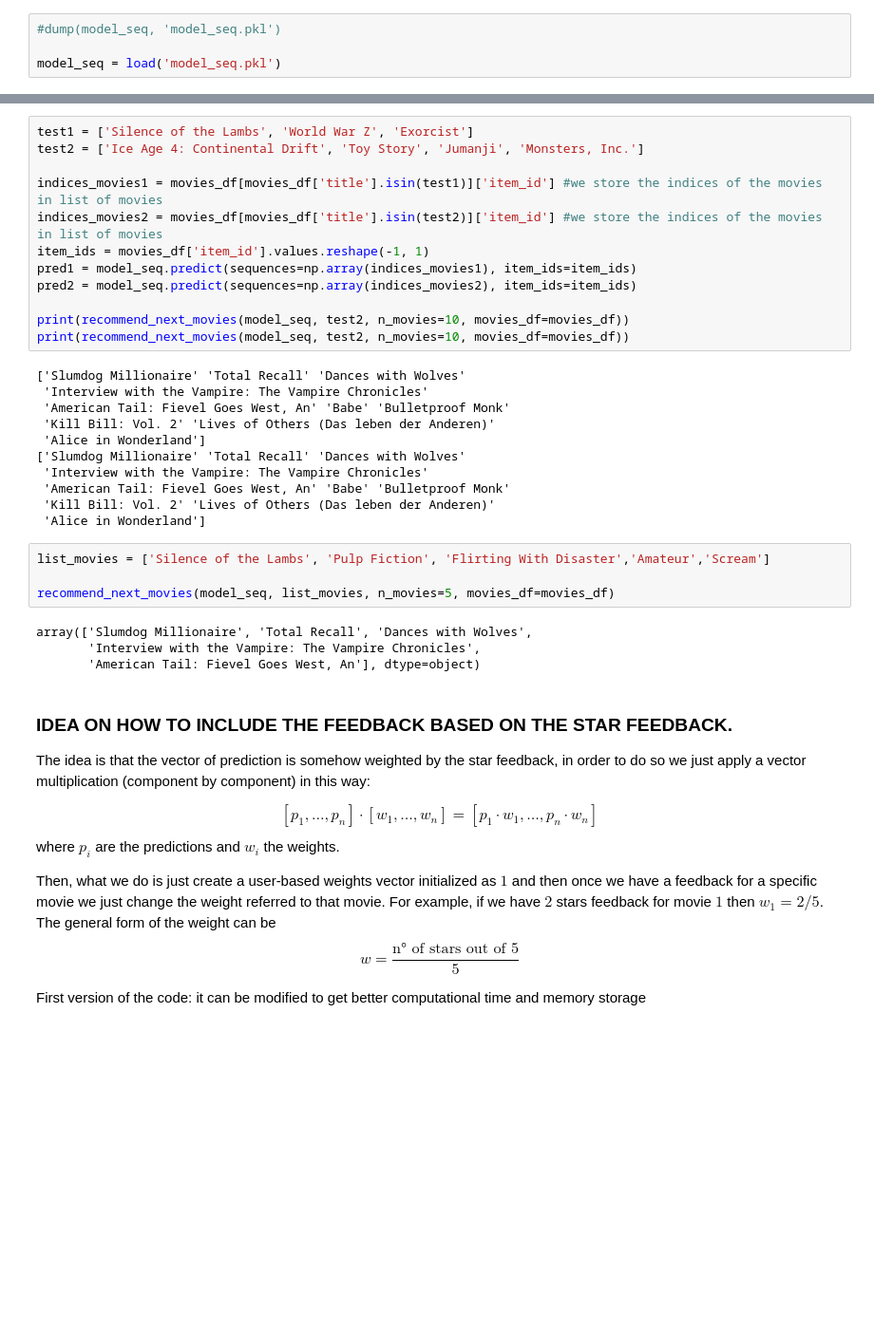
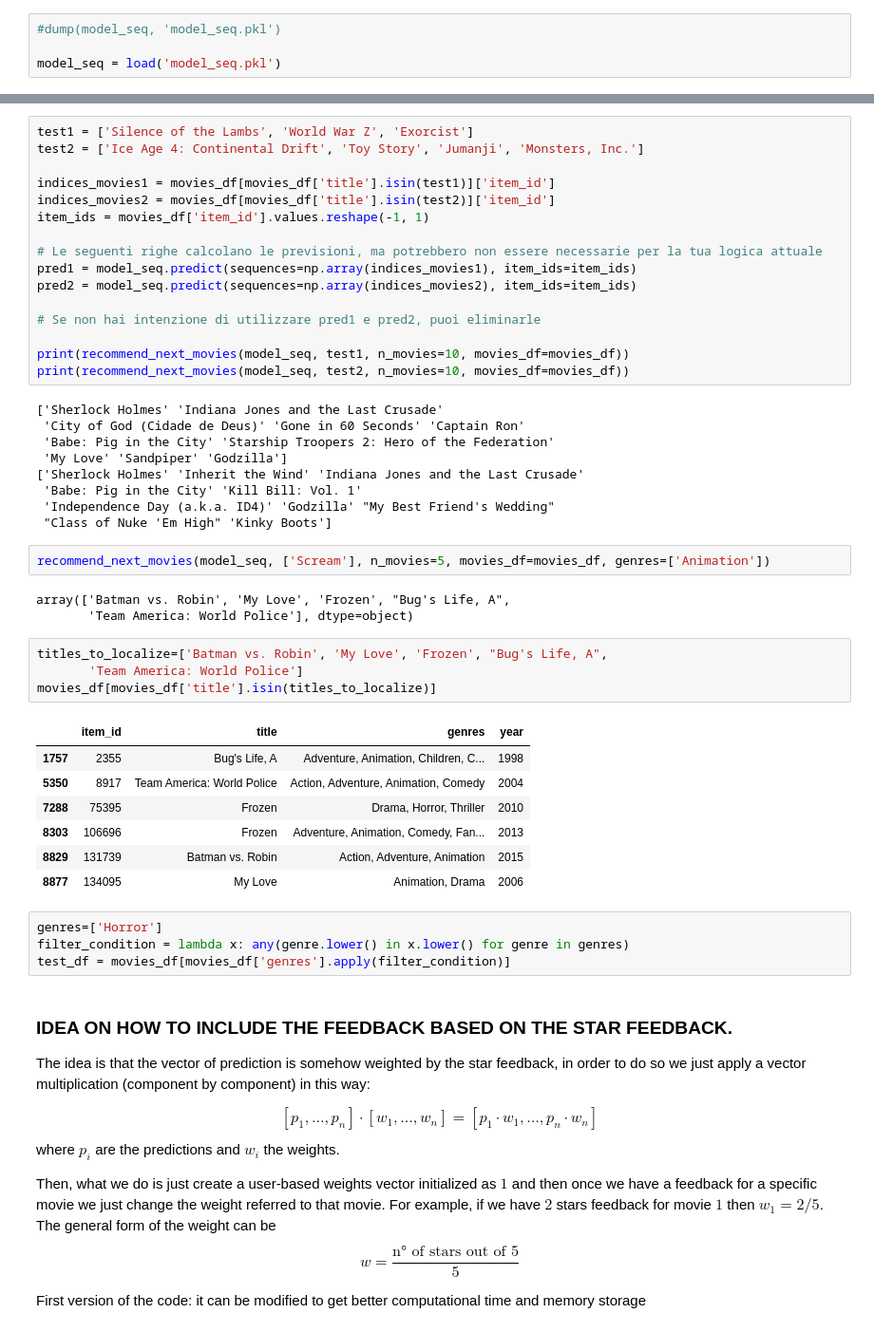
Before and after one commit to zemgabriela/agile-movie_recom, a Jupyter notebook: recommender_model.ipynb, the cells around one changed output, grey strips where cells are left out. Shown: that part at 95% size. Saved outputs shown, nothing was run; the diff lists cells and outputs as text; blank space fills up the shorter version.

```diff
--- a/recommender_model.ipynb
+++ b/recommender_model.ipynb
@@ -497,33 +509,48 @@ def recommend_next_movies(model, list_of_movies, n_movies, movies_df, genres=Non
 test1 = ['Silence of the Lambs', 'World War Z', 'Exorcist']
 test2 = ['Ice Age 4: Continental Drift', 'Toy Story', 'Jumanji', 'Monsters, Inc.']
 
-indices_movies1 = movies_df[movies_df['title'].isin(test1)]['item_id'] #we store the indices of the movies in list of movies
-indices_movies2 = movies_df[movies_df['title'].isin(test2)]['item_id'] #we store the indices of the movies in list of movies
+indices_movies1 = movies_df[movies_df['title'].isin(test1)]['item_id']
+indices_movies2 = movies_df[movies_df['title'].isin(test2)]['item_id']
 item_ids = movies_df['item_id'].values.reshape(-1, 1)
+
+# Le seguenti righe calcolano le previsioni, ma potrebbero non essere necessarie per la tua logica attuale
 pred1 = model_seq.predict(sequences=np.array(indices_movies1), item_ids=item_ids)
 pred2 = model_seq.predict(sequences=np.array(indices_movies2), item_ids=item_ids)
 
+# Se non hai intenzione di utilizzare pred1 e pred2, puoi eliminarle
+
+print(recommend_next_movies(model_seq, test1, n_movies=10, movies_df=movies_df))
 print(recommend_next_movies(model_seq, test2, n_movies=10, movies_df=movies_df))
-print(recommend_next_movies(model_seq, test2, n_movies=10, movies_df=movies_df))
 # %% [output]
-['Slumdog Millionaire' 'Total Recall' 'Dances with Wolves'
- 'Interview with the Vampire: The Vampire Chronicles'
- 'American Tail: Fievel Goes West, An' 'Babe' 'Bulletproof Monk'
- 'Kill Bill: Vol. 2' 'Lives of Others (Das leben der Anderen)'
- 'Alice in Wonderland']
-['Slumdog Millionaire' 'Total Recall' 'Dances with Wolves'
- 'Interview with the Vampire: The Vampire Chronicles'
- 'American Tail: Fievel Goes West, An' 'Babe' 'Bulletproof Monk'
- 'Kill Bill: Vol. 2' 'Lives of Others (Das leben der Anderen)'
- 'Alice in Wonderland']
+['Sherlock Holmes' 'Indiana Jones and the Last Crusade'
+ 'City of God (Cidade de Deus)' 'Gone in 60 Seconds' 'Captain Ron'
+ 'Babe: Pig in the City' 'Starship Troopers 2: Hero of the Federation'
+ 'My Love' 'Sandpiper' 'Godzilla']
+['Sherlock Holmes' 'Inherit the Wind' 'Indiana Jones and the Last Crusade'
+ 'Babe: Pig in the City' 'Kill Bill: Vol. 1'
+ 'Independence Day (a.k.a. ID4)' 'Godzilla' "My Best Friend's Wedding"
+ "Class of Nuke 'Em High" 'Kinky Boots']
-# %%
-list_movies = ['Silence of the Lambs', 'Pulp Fiction', 'Flirting With Disaster','Amateur','Scream']
-
-recommend_next_movies(model_seq, list_movies, n_movies=5, movies_df=movies_df)
-# %% [output]
-array(['Slumdog Millionaire', 'Total Recall', 'Dances with Wolves',
-       'Interview with the Vampire: The Vampire Chronicles',
-       'American Tail: Fievel Goes West, An'], dtype=object)
+# %%
+recommend_next_movies(model_seq, ['Scream'], n_movies=5, movies_df=movies_df, genres=['Animation'])
+# %% [output]
+array(['Batman vs. Robin', 'My Love', 'Frozen', "Bug's Life, A",
+       'Team America: World Police'], dtype=object)
+# %%
+titles_to_localize=['Batman vs. Robin', 'My Love', 'Frozen', "Bug's Life, A",
+       'Team America: World Police']
+movies_df[movies_df['title'].isin(titles_to_localize)]
+# %% [output]
+|  | item_id | title | genres | year |
+| 1757 | 2355 | Bug's Life, A | Adventure, Animation, Children, C... | 1998 |
+| 5350 | 8917 | Team America: World Police | Action, Adventure, Animation, Comedy | 2004 |
+| 7288 | 75395 | Frozen | Drama, Horror, Thriller | 2010 |
+| 8303 | 106696 | Frozen | Adventure, Animation, Comedy, Fan... | 2013 |
+| 8829 | 131739 | Batman vs. Robin | Action, Adventure, Animation | 2015 |
+| 8877 | 134095 | My Love | Animation, Drama | 2006 |
+# %%
+genres=['Horror']
+filter_condition = lambda x: any(genre.lower() in x.lower() for genre in genres)
+test_df = movies_df[movies_df['genres'].apply(filter_condition)]
 # %% [markdown]
 ### IDEA ON HOW TO INCLUDE THE FEEDBACK BASED ON THE STAR FEEDBACK.
 
```
Also changed, not shown: parts of 6 cells of this notebook.
